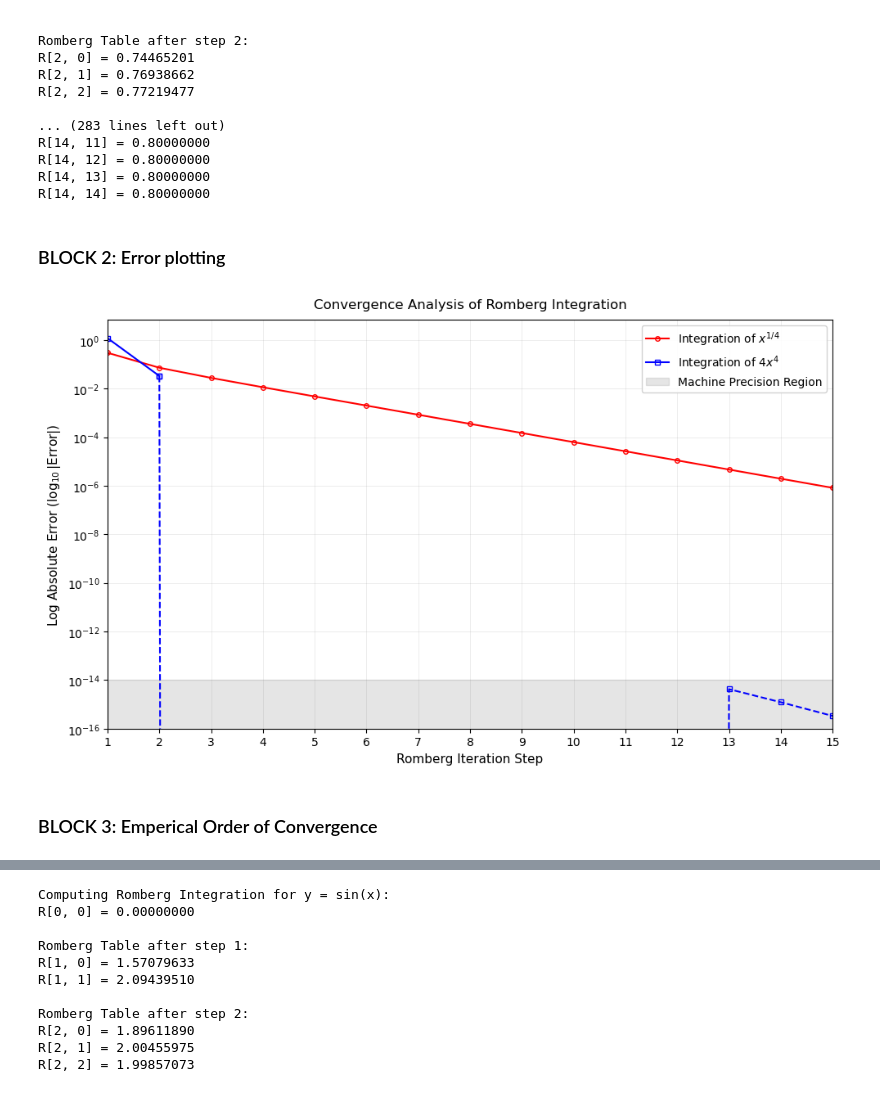
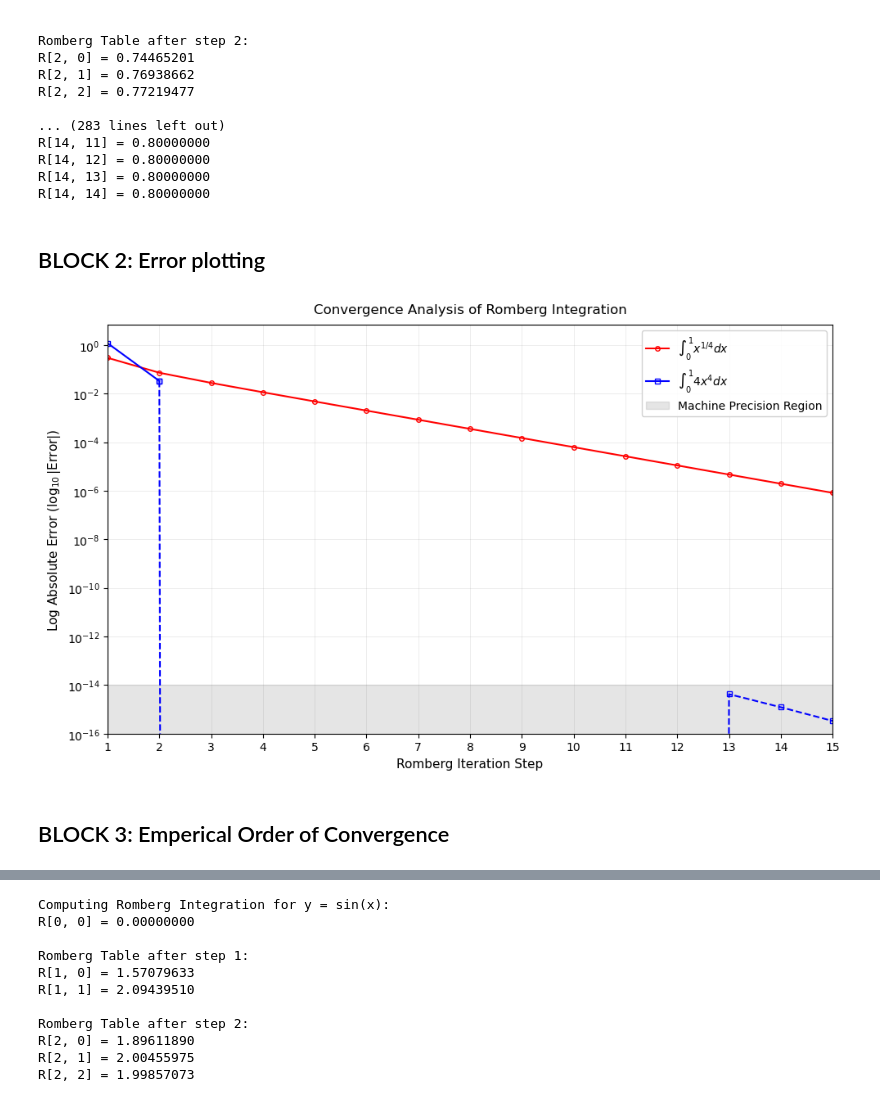
Before and after one commit to jyoutir/numerical-analysis-projects, a Jupyter notebook: final_project/final_project_2.ipynb, the cells around one changed output, grey strips where cells are left out. Drawn from its saved outputs; the diff is of its cells as text; code cells hidden in the pictures.

```diff
--- a/final_project/final_project_2.ipynb
+++ b/final_project/final_project_2.ipynb
@@ -125,47 +124,47 @@ R[14, 12] = 0.80000000
 R[14, 13] = 0.80000000
 R[14, 14] = 0.80000000
 # %% [markdown]
-###  BLOCK 2: Error plotting
+##  BLOCK 2: Error plotting
 # %%
-# Initialize figure
+# NOTE: PRELIMARY - RUN BLOCK 1!
 plt.figure(figsize=(10, 6))
 steps = np.arange(1, n + 1)
 
 # Plot x^(1/4) curve
-plt.semilogy(steps, errors1, 'r-', label='Integration of $x^{1/4}$',
+plt.semilogy(steps, errors1, 'r-', label=r'$\int_0^1 x^{1/4} dx$',
              linewidth=1.5, markersize=4, marker='o', markerfacecolor='none')
 
 # Plot 4x^4 curve with transition at machine precision
 cutoff_idx = next((i for i, err in enumerate(errors2) if err < 1e-14), len(errors2))
 plt.semilogy(steps[:cutoff_idx], errors2[:cutoff_idx], 'b-',
-             label='Integration of $4x^4$',
+             label=r'$\int_0^1 4x^4 dx$',
              linewidth=1.5, markersize=4, marker='s', markerfacecolor='none')
 plt.semilogy(steps[cutoff_idx-1:], errors2[cutoff_idx-1:], 'b--',
              linewidth=1.5, markersize=4, marker='s', markerfacecolor='none')
 
-# Add machine precision region
+#  machine precision region
 plt.fill_between(steps, 1e-16, 1e-14, color='grey', alpha=0.2,
                  label='Machine Precision Region')
 
 # Set labels, title, legend and other stuff to make it look nice and clean
 plt.xlabel('Romberg Iteration Step', fontsize=11)
 plt.ylabel(r'Log Absolute Error ($\log_{10}|\mathrm{Error}|$)', fontsize=11)
 plt.title('Convergence Analysis of Romberg Integration',
           fontsize=12, pad=10)
 plt.grid(True, which='both', linestyle='-', alpha=0.2, color='grey', linewidth=0.5)
 plt.xlim(1, n)
 plt.ylim(1e-16, 7e0)
 plt.xticks(steps)
 plt.legend(loc='upper right', fontsize=10, framealpha=0.9)
 plt.tight_layout()
 
 plt.savefig('final_project/figure_1.pdf',
             bbox_inches='tight', dpi=300, format='pdf')
 plt.show()
 # %% [output]
-[figure, old version]
+[figure, new version]
 # %% [markdown]
-###  BLOCK 3: Emperical Order of Convergence
+##  BLOCK 3: Emperical Order of Convergence
 # %%
 #  p-value calculation
 def calculate_p_values(errors):
```
Also changed, not shown: parts of 12 cells of this notebook, 8 other files.
